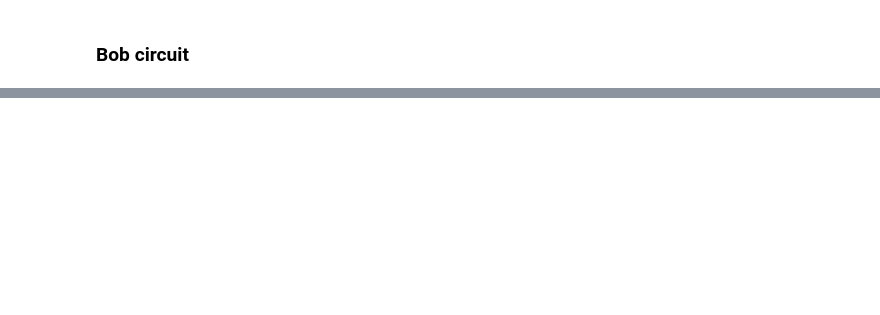
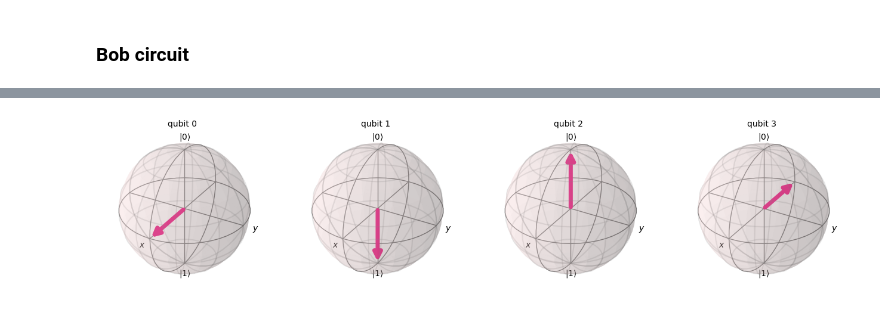
Before and after one commit to Dpbm/quantum, a Jupyter notebook: code/qiskit/QKD/BB84.ipynb, the cells around one changed output, grey strips where cells are left out. Drawn from its saved outputs; the diff is of its cells as text; code cells hidden in the pictures; blank space fills up the shorter version.

```diff
--- a/code/qiskit/QKD/BB84.ipynb
+++ b/code/qiskit/QKD/BB84.ipynb
@@ -71,0 +69,4 @@ sim.run(bob_circuit.decompose(), shots=1).result().get_counts()
+# %%
+plot_bloch_multivector(bob_circuit)
+# %% [output]
+[figure, added]
```
Also changed, not shown: parts of 8 cells of this notebook.
